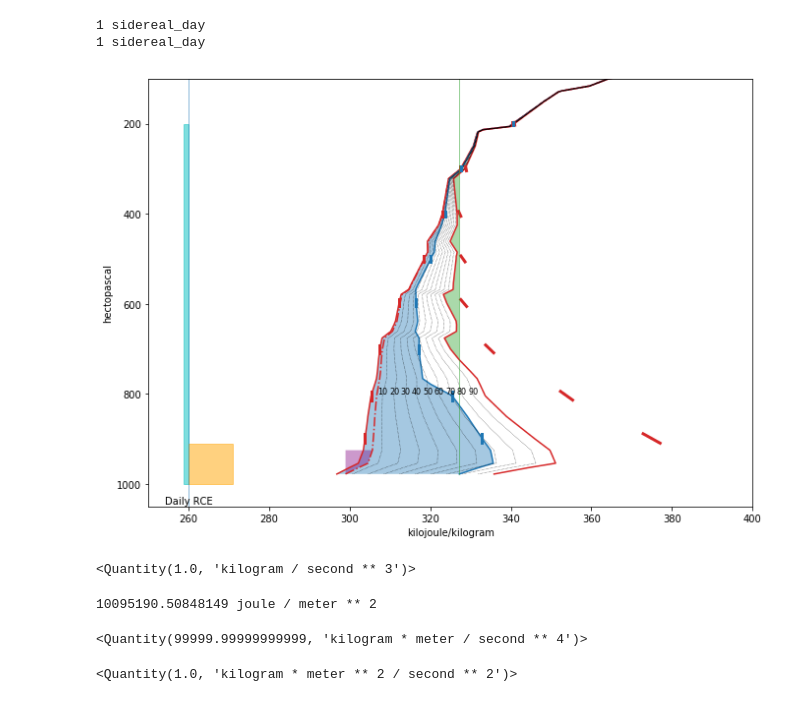
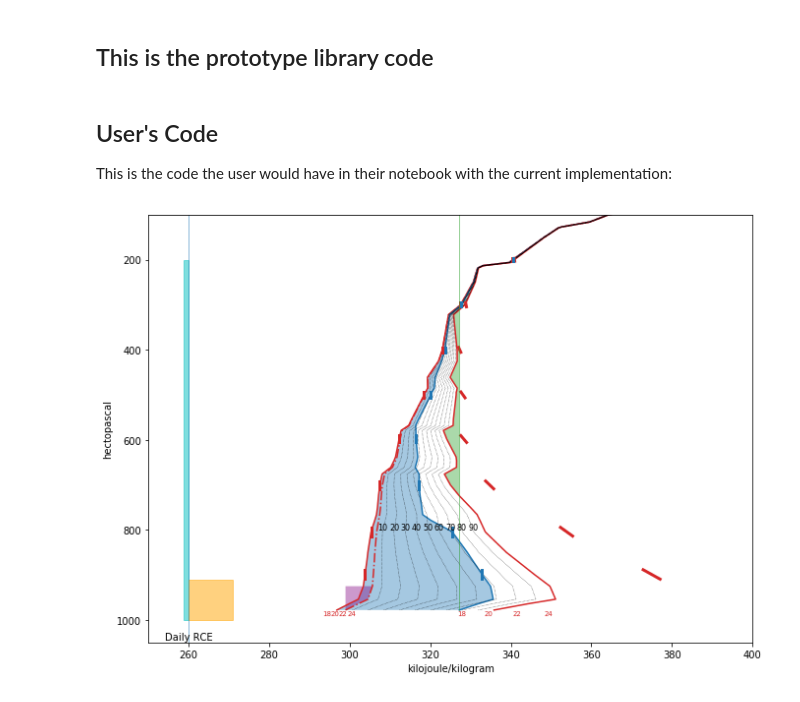
Before and after one commit to jrleeman/aviato, a Jupyter notebook: mass_energy_plot/MEP_initial_implementation.ipynb, the cells around one changed output. Cells and saved outputs as stored; diff of their text form; code cells hidden in the pictures.

Commit message:
Add surface water values

```diff
--- a/mass_energy_plot/MEP_initial_implementation.ipynb
+++ b/mass_energy_plot/MEP_initial_implementation.ipynb
@@ -100,6 +100,8 @@ def specific_humidity_from_mixing_ratio(mixing_ratio):
 
     """
     return mixing_ratio / (1 + mixing_ratio)
+# %% [markdown]
+## This is the prototype library code
 # %%
 class MassEnergyIsohumes(object):
     """Make isohumes for mass energy plots.
@@ -340,6 +342,7 @@ class MassEnergyPlot(object):
             annotation = self.ax.annotate('Daily RCE', xy=text_loc, horizontalalignment='center')
         return line, annotation
 
+
     def shade_cape(self, pressure, moist_static_energy,
                    saturated_moist_static_energy):
         parcel_moist_static_energy = moist_static_energy[0]
@@ -364,10 +367,10 @@ class MassEnergyPlot(object):
 
         if alignment == 'left':
             width = -width
-        if alignment == 'right':
+        elif alignment == 'right':
             pass
         else:
-            raise ValueError('Unknown option for alignment: {0}'.format(str(alignment))
+            raise ValueError('Unknown option for alignment: {0}'.format(alignment))
 
         x_points = concatenate([starting_energy, starting_energy + width,
                                 starting_energy + width, starting_energy])
@@ -412,6 +415,35 @@ class MassEnergyPlot(object):
             self.ax.plot(wave_moist_static_energy, wave_pressure, linewidth=3, color='tab:red')
             self.ax.plot(concatenate([s[idx], s[idx]]), wave_pressure, linewidth=3, color='tab:red')
             self.ax.plot(concatenate([h[idx], h[idx]]), wave_pressure, linewidth=3, color='tab:blue')
+
+    def surface_water_values(self, pressure, height, temperature, specific_humidity, delta_temperature=np.arange(-2, 5, 2) * units.delta_degC):
+        """
+
+        Surface water values at 1C intervals, for eyeballing surface fluxes
+        """
+        surface_temperature = round(temperature[0])
+        surface_height = heights[0]
+        surface_specific_humidity = specific_humidity[0]
+        surface_pressure = pressure[0]
+
+        for dT in delta_temperature:
+            calc_temperature = surface_temperature + dT
+            calc_specific_humidity = mpcalc.mixing_ratio(mpcalc.saturation_vapor_pressure(calc_temperature), surface_pressure)
+            surface_dry_static_energy = dry_static_energy(surface_height, calc_temperature)
+            surface_moist_static_energy = moist_static_energy(surface_height, calc_temperature,
+                                                              calc_specific_humidity)
+
+            #surface_moist_static_energy = (surface_dry_static_energy + Lv *
+            #                               mpcalc.mixing_ratio(mpcalc.saturation_vapor_pressure(calc_temperature), surface_pressure))
+            self.ax.annotate('{:.0f}'.format(calc_temperature.m), xy=(surface_dry_static_energy, surface_pressure),
+                             verticalalignment='top', horizontalalignment='center',
+                             color='tab:red', fontsize=7)
+            self.ax.annotate('{:.0f}'.format(calc_temperature.m), xy=(surface_moist_static_energy, surface_pressure),
+                             verticalalignment='top', horizontalalignment='center',
+                             color='tab:red', fontsize=7)
+# %% [markdown]
+## User's Code
+This is the code the user would have in their notebook with the current implementation:
 # %%
 date = datetime(2002, 11, 11, 0)
 station = 'BNA'
@@ -434,26 +466,21 @@ hs = moist_static_energy(heights, temperature, qs).to('kJ/kg')
 # %%
 mep = MassEnergyPlot()
 
 # Plot the sounding data
 mep.ax.plot(s, pressure, color='tab:red', linewidth=1.5)
 mep.ax.plot(sv, pressure, color='tab:red', linestyle='-.')
 mep.ax.plot(h, pressure, color='tab:blue', linewidth=1.5)
 mep.ax.plot(hs, pressure, color='tab:red', linewidth=1.5)
 
 # Add annotations
 mep.isohumes(pressure, s, qs)
 mep.shade_precipitable_water(pressure, s, h)
 mep.rce_reference()
 mep.radiative_cooling_reference()
 mep.surface_flux_reference()
 mep.internal_waves(pressure, temperature)
 mep.shade_cape(pressure, h, hs)
 mep.shade_cin(pressure, temperature, dewpoint, sv)
+mep.surface_water_values(pressure, heights, temperature, q)
 # %% [output]
-1 sidereal_day
-1 sidereal_day
-[figure, old version]
+[figure, new version]
-# %%
-(1 * units('W/m^2')).to_base_units()
-# %% [output]
-<Quantity(1.0, 'kilogram / second ** 3')>
@@ -464,13 +486,0 @@ flux = width * depth / g
-# %%
-print(flux.to('J/m^2'))
-#print(flux.to('W/m^2'))
-# %% [output]
-10095190.50848149 joule / meter ** 2
-# %%
-(1 * units('kJ hPa/kg')).to_base_units()
-# %% [output]
-<Quantity(99999.99999999999, 'kilogram * meter / second ** 4')>
-# %%
-(1 * units('J')).to_base_units()
-# %% [output]
-<Quantity(1.0, 'kilogram * meter ** 2 / second ** 2')>
```
Also changed, not shown: parts of 10 cells of this notebook.
